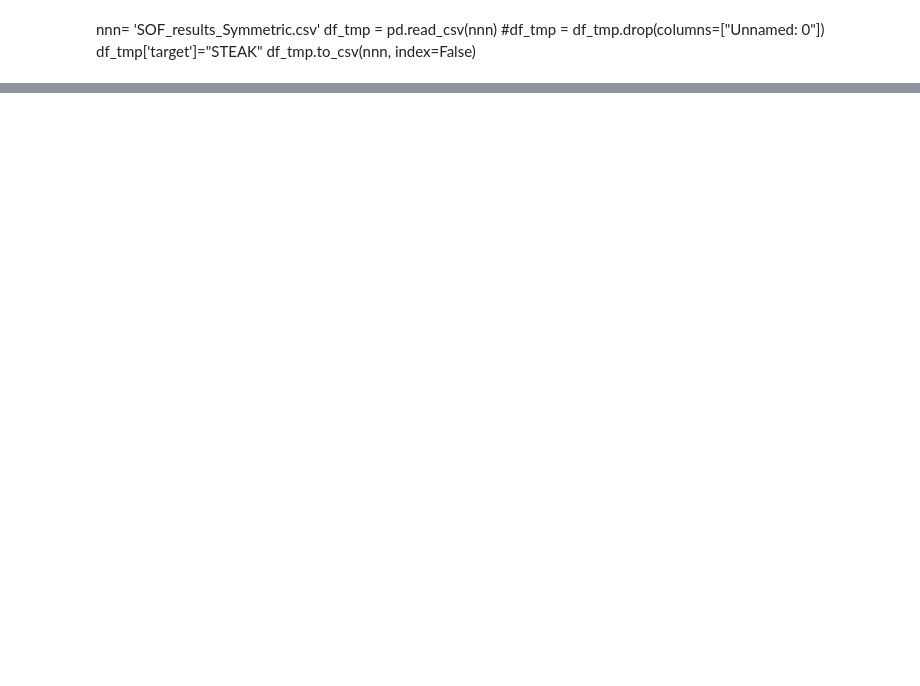
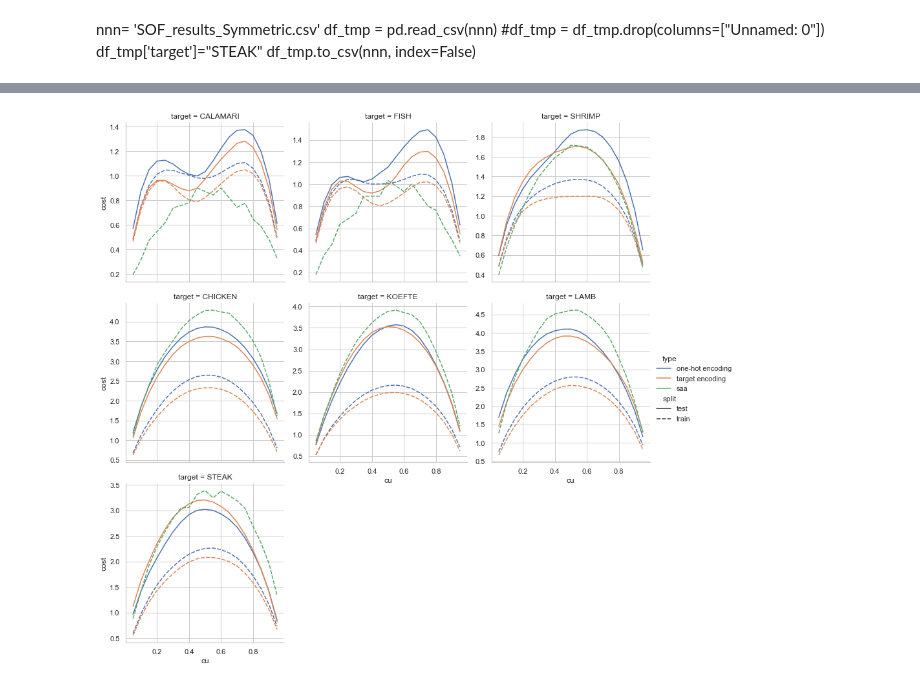
Before and after one commit to matjesg/gp, a Jupyter notebook: nbs_dev/GP_YAZ_scikit_multi.ipynb, the cells around one changed output, grey strips where cells are left out. Drawn from its saved outputs; the diff is of its cells as text; code cells hidden in the pictures; blank space fills up the shorter version.

```diff
--- a/nbs_dev/GP_YAZ_scikit_multi.ipynb
+++ b/nbs_dev/GP_YAZ_scikit_multi.ipynb
@@ -26,9 +26,11 @@ path_res = path/'res_data'
 path_plot = path/'plots'
 # %%
 res = []
+test = {}
+
 products = ['CALAMARI', 'FISH', 'SHRIMP', 'CHICKEN', 'KOEFTE', 'LAMB', 'STEAK']
 
-for method in ['one-hot encoding', 'target encoding', ]:
+for method in ['one-hot encoding', 'target encoding']:
 
         if method == 'one-hot encoding':
             df = load_yaz(encode_date_features=True, include_prod=None, include_date=False).frame
@@ -108,6 +110,12 @@ for method in ['one-hot encoding', 'target encoding', ]:
                 nv_solution = nv_means[i*n_test:(i+1)*n_test]+norm.ppf(cu/(cu+co))*nv_sigma[i*n_test:(i+1)*n_test]
                 cost =  np.mean([nv_cost(q, y, cu, co) for q, y in zip(nv_solution, test_y[i*n_test:(i+1)*n_test])])
 
+                test[target, c, 'diff',  'test'] = nv_solution - test_y[i*n_test:(i+1)*n_test]
+                test[target, c, 'solution', 'test'] = nv_solution
+                test[target, c, 'value', 'test'] = train_y[i*n_test:(i+1)*n_test]
+                test[target, c, 'mean',  'test'] = nv_means[i*n_test:(i+1)*n_test]
+                test[target, c, 'std',  'test'] = nv_sigma[i*n_test:(i+1)*n_test]
+
                 ser_tmp=pd.Series({"cu":cu, "co":co, "cost":cost, "type":method, "target": target, "split": 'test'})
                 res.append(ser_tmp)
 
@@ -120,7 +128,15 @@ for method in ['one-hot encoding', 'target encoding', ]:
                 co = 1-cu
 
                 nv_solution = nv_means[i*n_train:(i+1)*n_train]+norm.ppf(cu/(cu+co))*nv_sigma[i*n_train:(i+1)*n_train]
+
                 cost =  np.mean([nv_cost(q, y, cu, co) for q, y in zip(nv_solution, train_y[i*n_train:(i+1)*n_train])])
+
+                test[target, c, 'diff', 'train'] = nv_solution - train_y[i*n_train:(i+1)*n_train]
+                test[target, c, 'solution', 'train'] = nv_solution
+                test[target, c, 'value', 'train'] = train_y[i*n_train:(i+1)*n_train]
+                test[target, c, 'mean',  'train'] = nv_means[i*n_train:(i+1)*n_train]
+                test[target, c, 'std',  'train'] = nv_sigma[i*n_train:(i+1)*n_train]
+
 
                 ser_tmp=pd.Series({"cu":cu, "co":co, "cost":cost, "type":method, "target": target, "split": 'train'})
                 res.append(ser_tmp)
@@ -160,10 +309,12 @@ df_tmp.to_csv(nnn, index=False)
 # %%
 df_plot = df_res
 #df_plot = pd.read_csv('res_data/gp_all-paste.csv')
 df_plot = df_plot[~(df_plot.type.isin(["rf_rf", "rf_grf", "rf_oracle"]))]
 #df_plot = df_plot[~(df_plot.type.isin(["rf_approx_risk", "rf_approx_sol", "oracle"]))]
 #df_plot = df_plot[~(df_plot.type.isin(["saa", "rf"]))]
 sns.set(rc={'figure.figsize':(15,15)})
 sns.set_style('whitegrid')
-sns.relplot(data=df_plot, x="cu", y="cost",col_wrap=3,facet_kws={'sharey':False},
+sns.relplot(data=df_plot, x="cu", y="cost",col_wrap=3,facet_kws={'sharey':False},style='split',
     col="target", hue="type",kind="line", aspect=1, height=4);
+# %% [output]
+[figure, added]
```
Also changed, not shown: parts of 10 cells of this notebook, 3 other files.
